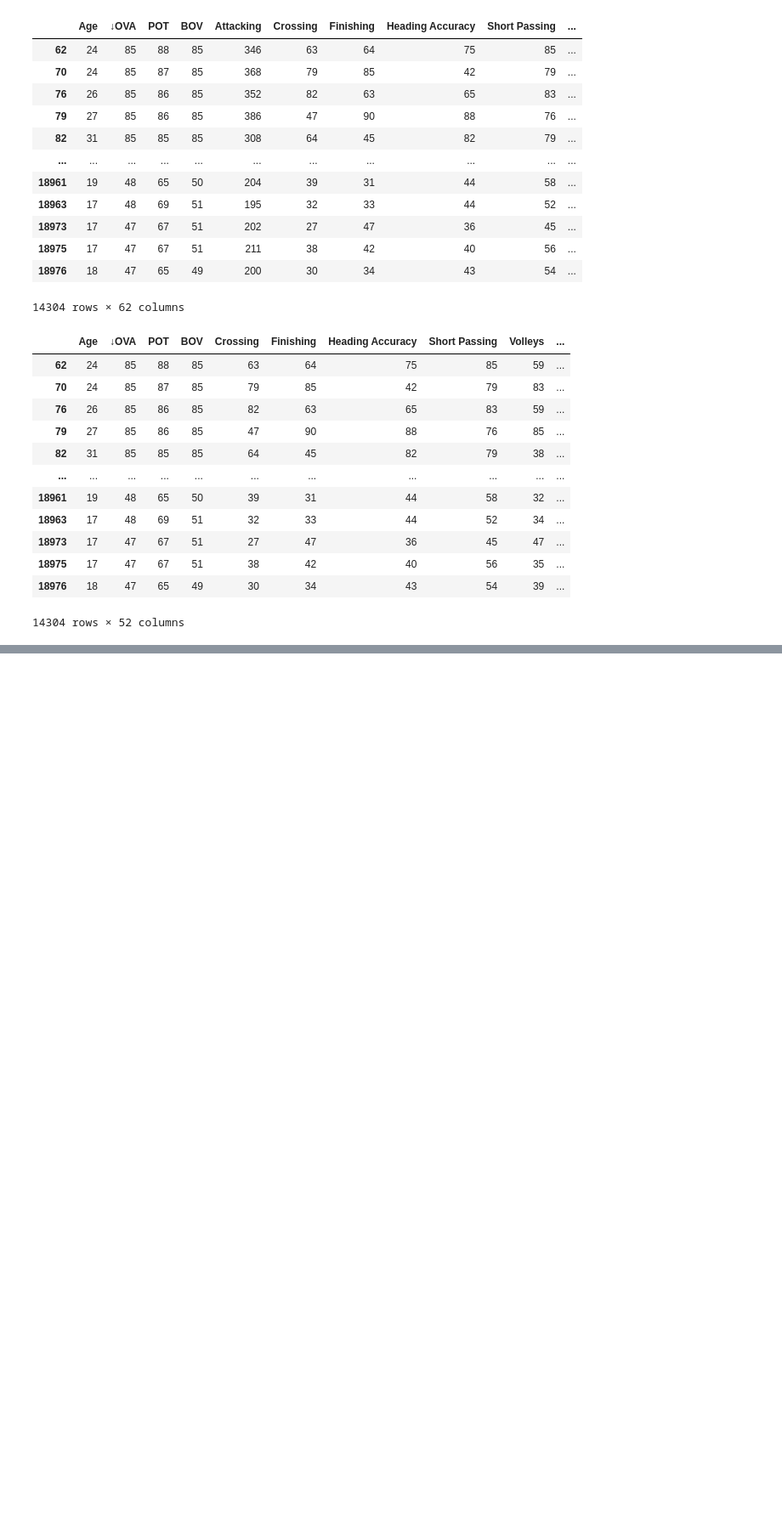
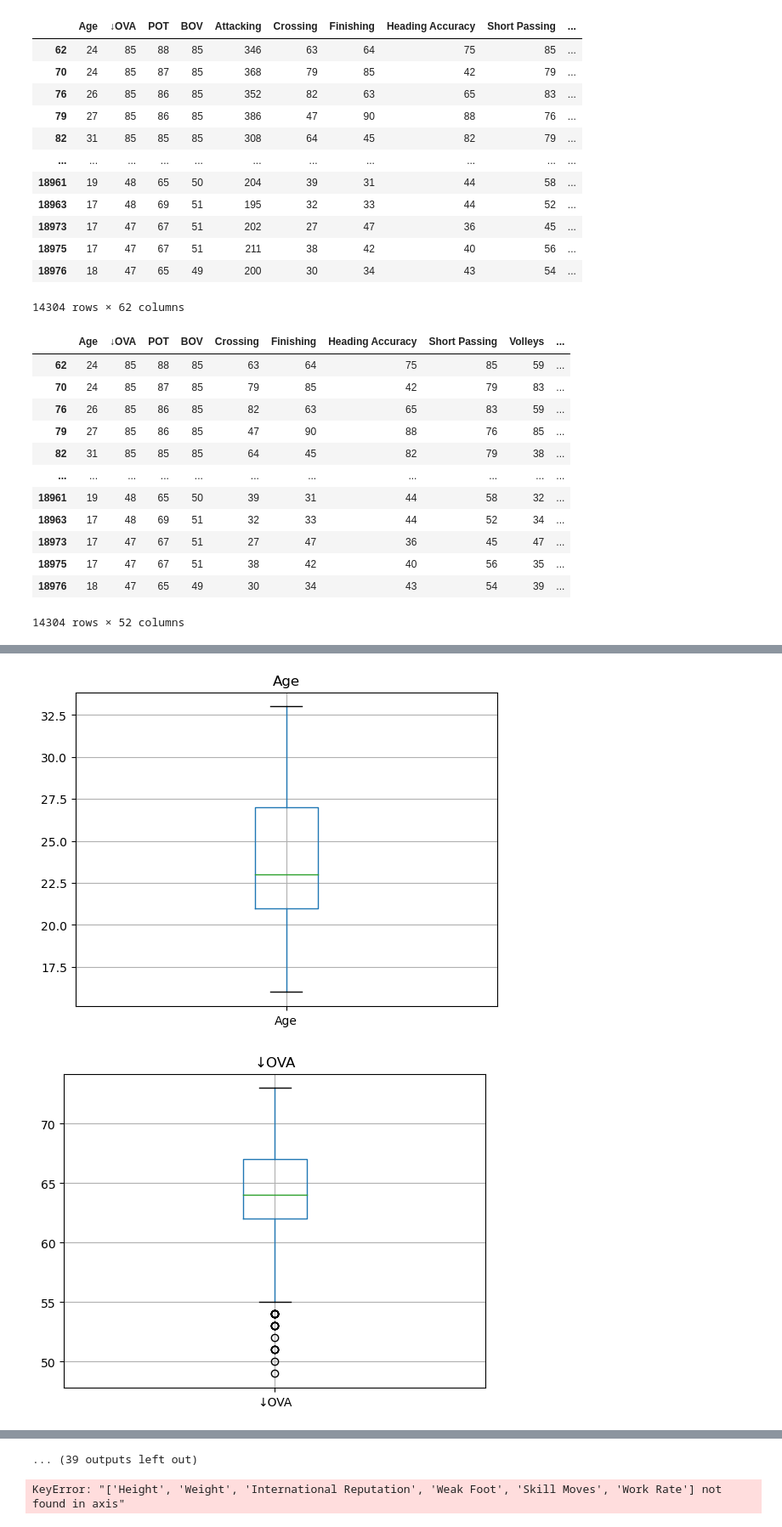
Before and after one commit to papstarlove/Data-Processing-Machine-Learning, a Jupyter notebook: fifa messy data/fifa project version 1.ipynb, the cells around one changed output, grey strips where cells are left out. Shown at 85% size. Drawn from its saved outputs; the diff is of its cells as text; code cells hidden in the pictures; blank space fills up the shorter version.

```diff
--- a/fifa messy data/fifa project version 1.ipynb
+++ b/fifa messy data/fifa project version 1.ipynb
@@ -729,0 +826,7 @@ AttributeError: 'list' object has no attribute 'unique'
+# %%
+#time tpo delete the outliners, except for the 'value_formatted' column
+for column in df4.columns:
+    if column != 'Value_formatted':
+        df4 = df4[df4[column] < df4[column].quantile(0.99)] # we keep the 99% of the data
+#what we did here? we deleted the 1% of the data that was the most extreme
+# Why 1%? because we don't want to delete too much data, we want to keep the most of it
@@ -729,0 +849,10 @@ AttributeError: 'list' object has no attribute 'unique'
+# %%
+#lets check again if there are outliners with boxplot
+for column in df4.columns:
+    plt.figure()
+    df4.boxplot([column])
+    plt.title(column)
+    plt.show()
+# %% [output]
+[figure, added]
+[figure, added]
@@ -729,0 +869,6 @@ AttributeError: 'list' object has no attribute 'unique'
+... (39 outputs left out)
+# %%
+#last step before modelling, dropping uneceanary columns, i want only to keep 10 columns, my target('Value_Formatted') and 9 features
+df4 = df4.drop(['Age','Height','Weight','w_f_bonformat','Preferred Foot_Right','International Reputation','Weak Foot','Skill Moves','Work Rate'], axis=1)
+# %% [output]
+KeyError: "['Height', 'Weight', 'International Reputation', 'Weak Foot', 'Skill Moves', 'Work Rate'] not found in axis"
```
Also changed, not shown: parts of 20 cells of this notebook.
